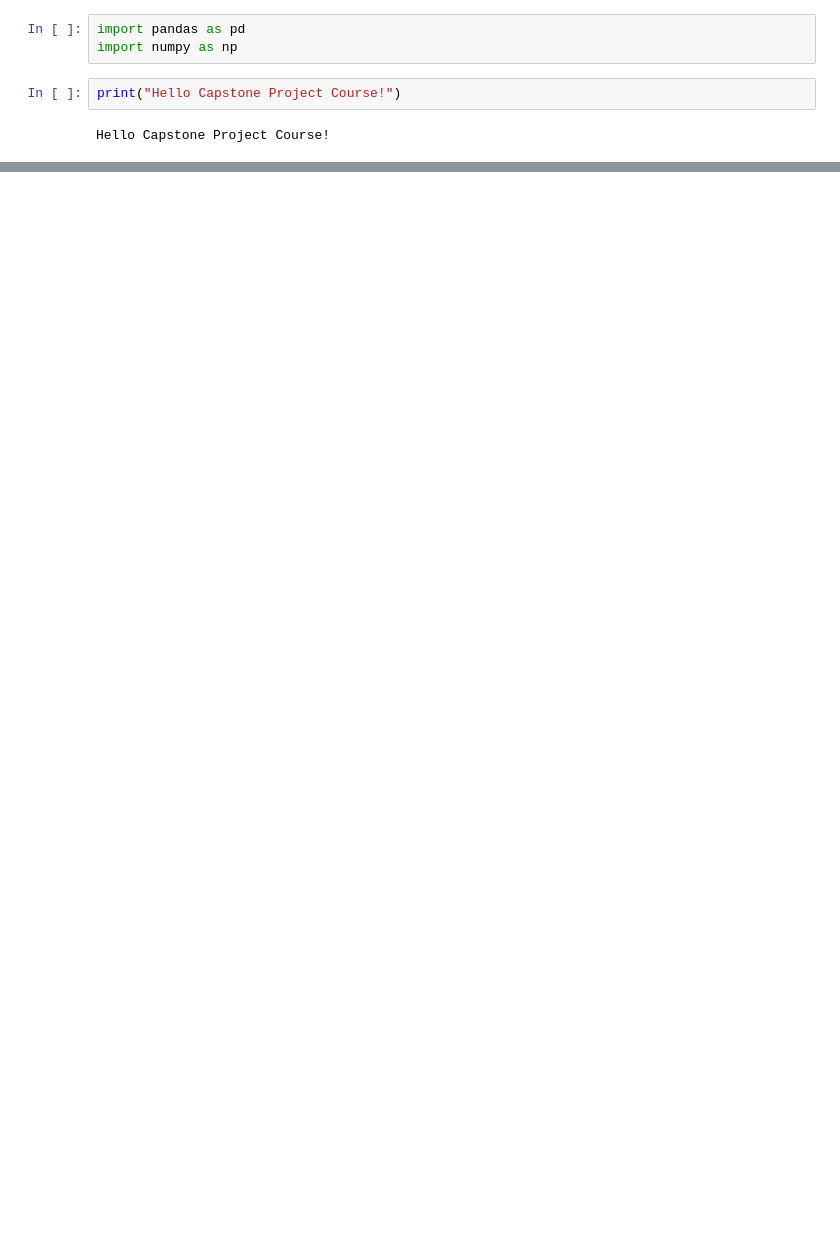
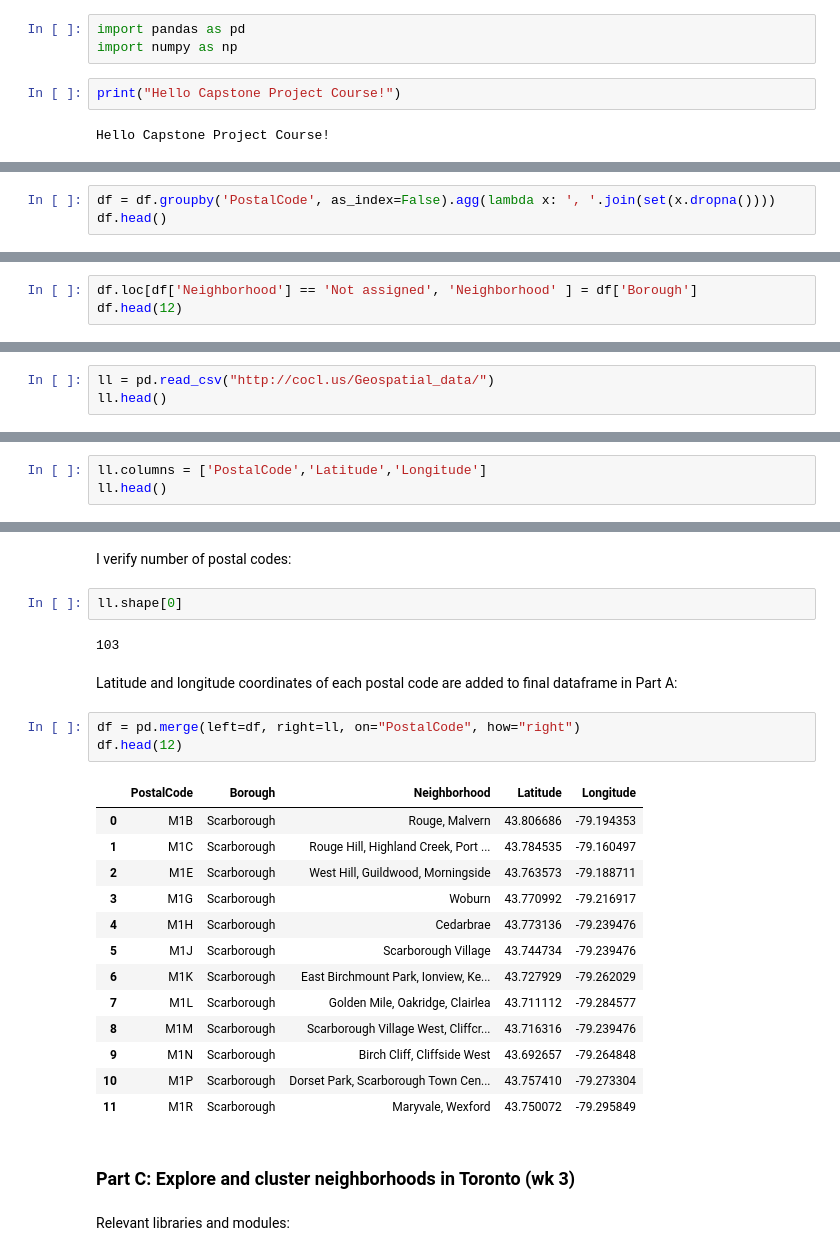
Before and after one commit to lida-p/Coursera_Capstone, a Jupyter notebook: Capstone Project Notebook.ipynb, the cells around one changed output, grey strips where cells are left out. Drawn from its saved outputs; the diff is of its cells as text; blank space fills up the shorter version.

```diff
--- a/Capstone Project Notebook.ipynb
+++ b/Capstone Project Notebook.ipynb
@@ -13,0 +64,3 @@ Tell no one
+# %%
+df = df.groupby('PostalCode', as_index=False).agg(lambda x: ', '.join(set(x.dropna())))
+df.head()
@@ -13,0 +76,3 @@ Tell no one
+# %%
+df.loc[df['Neighborhood'] == 'Not assigned', 'Neighborhood' ] = df['Borough']
+df.head(12)
@@ -13,0 +105,3 @@ Tell no one
+# %%
+ll = pd.read_csv("http://cocl.us/Geospatial_data/")
+ll.head()
@@ -13,0 +117,3 @@ Tell no one
+# %%
+ll.columns = ['PostalCode','Latitude','Longitude']
+ll.head()
@@ -13,0 +127,29 @@ Tell no one
+# %% [markdown]
+I verify number of postal codes:
+# %%
+ll.shape[0]
+# %% [output]
+103
+# %% [markdown]
+Latitude and longitude coordinates of each postal code are added to final dataframe in Part A:
+# %%
+df = pd.merge(left=df, right=ll, on="PostalCode", how="right")
+df.head(12)
+# %% [output]
+|  | PostalCode | Borough | Neighborhood | Latitude | Longitude |
+| 0 | M1B | Scarborough | Rouge, Malvern | 43.806686 | -79.194353 |
+| 1 | M1C | Scarborough | Rouge Hill, Highland Creek, Port ... | 43.784535 | -79.160497 |
+| 2 | M1E | Scarborough | West Hill, Guildwood, Morningside | 43.763573 | -79.188711 |
+| 3 | M1G | Scarborough | Woburn | 43.770992 | -79.216917 |
+| 4 | M1H | Scarborough | Cedarbrae | 43.773136 | -79.239476 |
+| 5 | M1J | Scarborough | Scarborough Village | 43.744734 | -79.239476 |
+| 6 | M1K | Scarborough | East Birchmount Park, Ionview, Ke... | 43.727929 | -79.262029 |
+| 7 | M1L | Scarborough | Golden Mile, Oakridge, Clairlea | 43.711112 | -79.284577 |
+| 8 | M1M | Scarborough | Scarborough Village West, Cliffcr... | 43.716316 | -79.239476 |
+| 9 | M1N | Scarborough | Birch Cliff, Cliffside West | 43.692657 | -79.264848 |
+| 10 | M1P | Scarborough | Dorset Park, Scarborough Town Cen... | 43.757410 | -79.273304 |
+| 11 | M1R | Scarborough | Maryvale, Wexford | 43.750072 | -79.295849 |
+# %% [markdown]
+### Part C: Explore and cluster neighborhoods in Toronto (wk 3)
+# %% [markdown]
+Relevant libraries and modules:
```
Also changed, not shown: parts of 74 cells of this notebook.
